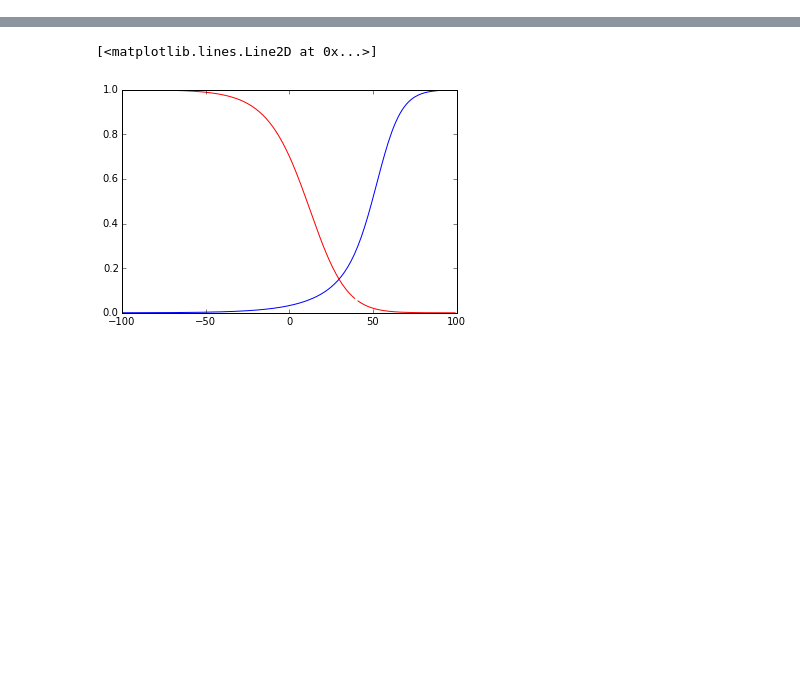
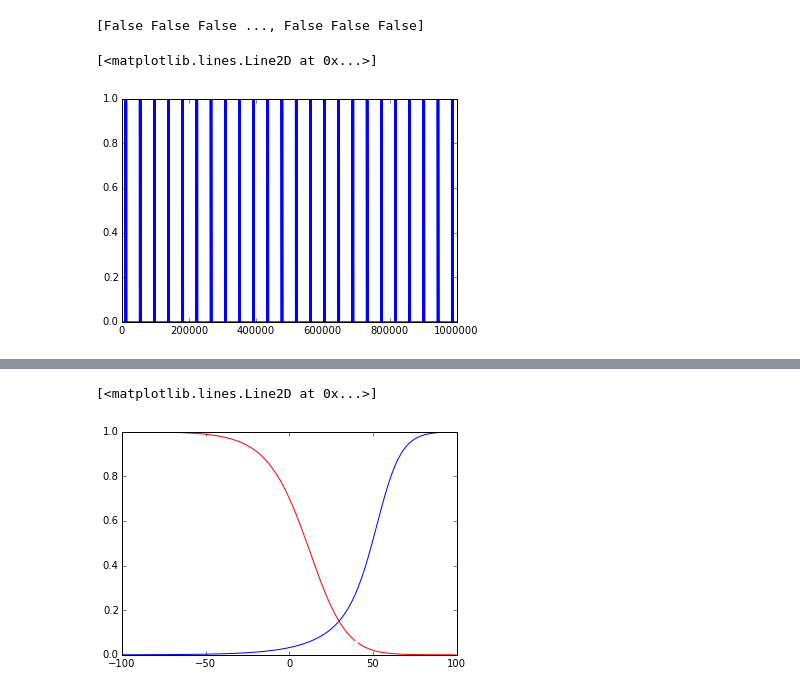
Before and after one commit to hcamalan/Bursting, a Jupyter notebook: [CLASSIFIED] Project Bursting.ipynb, the cells around one changed output, grey strips where cells are left out. Saved outputs shown, nothing was run; the diff lists cells and outputs as text; code cells hidden in the pictures; blank space fills up the shorter version.

```diff
--- a/[CLASSIFIED] Project Bursting.ipynb
+++ b/[CLASSIFIED] Project Bursting.ipynb
@@ -141,8 +141,20 @@ t, n, c, current, volt = euler(voltage_ode, volt_init, n_ode, concentration_ode,
 # %%
 def compute_fr(volt,threshold):
     volt_below_thr = volt<threshold
     volt_above_thr = volt>threshold
     spike_idc = np.logical_and(volt_below_thr, np.roll(volt_above_thr,-1))
     nspikes = np.sum(spike_idc)
     return nspikes, spike_idc
+
+nspikes, spike_idc = compute_fr(volt,-20)
+print spike_idc
+
+nspikes, spike_idc = compute_fr(volt,-20)
+plt.figure()
+timeWindow = np.arange(int(time_in_seconds*1000/dt))
+plt.plot(spike_idc)
+# %% [output]
+[False False False ..., False False False]
+[<matplotlib.lines.Line2D at 0x...>]
+[figure, added]
 # %%
```
Also changed, not shown: parts of 5 cells of this notebook.
